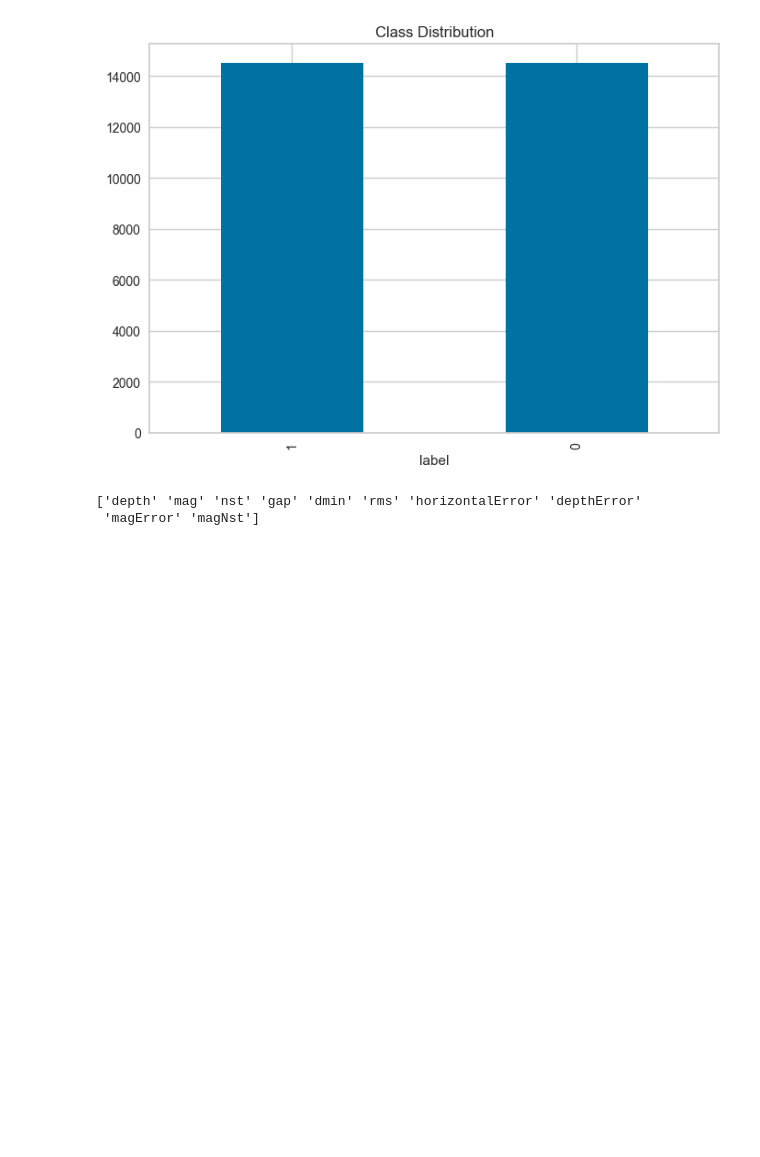
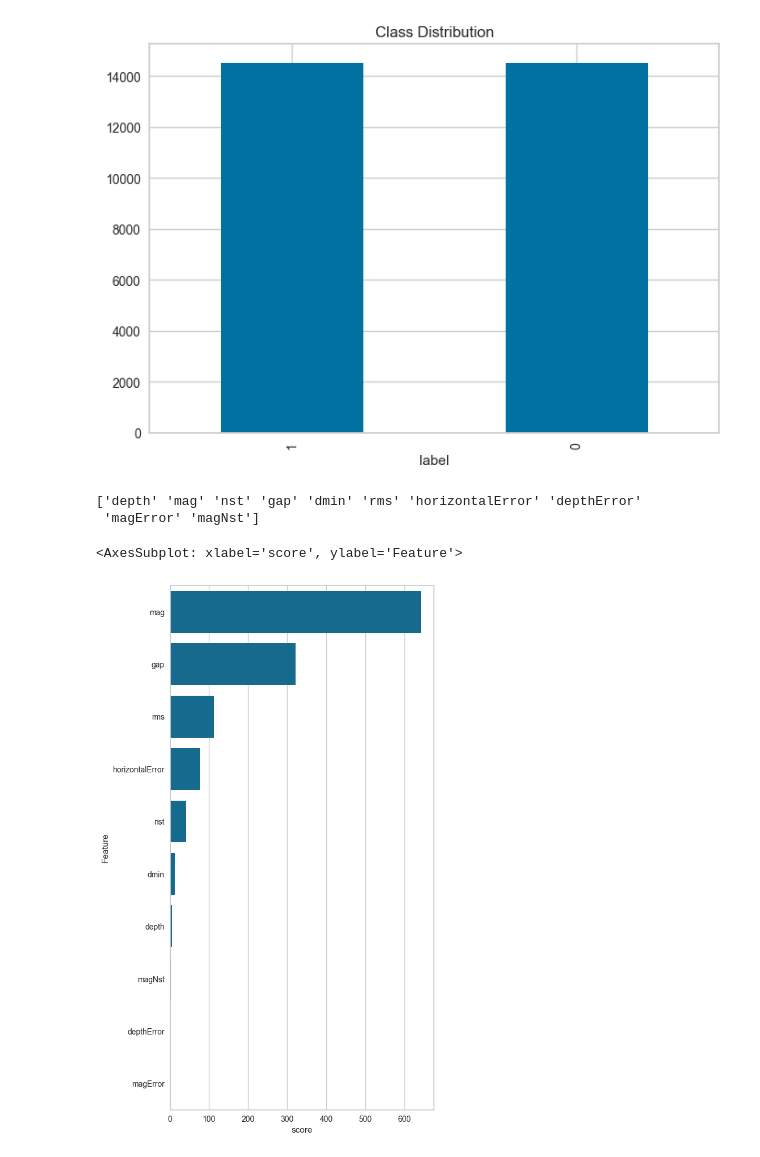
Before and after one commit to waiee/Earthquake_Prediction, a Jupyter notebook: preprocess.ipynb, the cells around one changed output. Drawn from its saved outputs; the diff is of its cells as text; code cells hidden in the pictures; blank space fills up the shorter version.

```diff
--- a/preprocess.ipynb
+++ b/preprocess.ipynb
@@ -230,3 +230,13 @@ print(selected_features)
 # %% [output]
 ['depth' 'mag' 'nst' 'gap' 'dmin' 'rms' 'horizontalError' 'depthError'
  'magError' 'magNst']
+# %%
+#Plot the scores used for the attribute selection
+score = pd.DataFrame(select_feature.scores_ , X_res.columns).sort_values(0, ascending=False).reset_index().rename(columns={0:"score", "index":"Feature"})
+
+f, ax = plt.subplots(figsize=(6, 12))
+
+sns.barplot(data=score, x="score", y="Feature", color="b")
+# %% [output]
+<AxesSubplot: xlabel='score', ylabel='Feature'>
+[figure, added]
```
